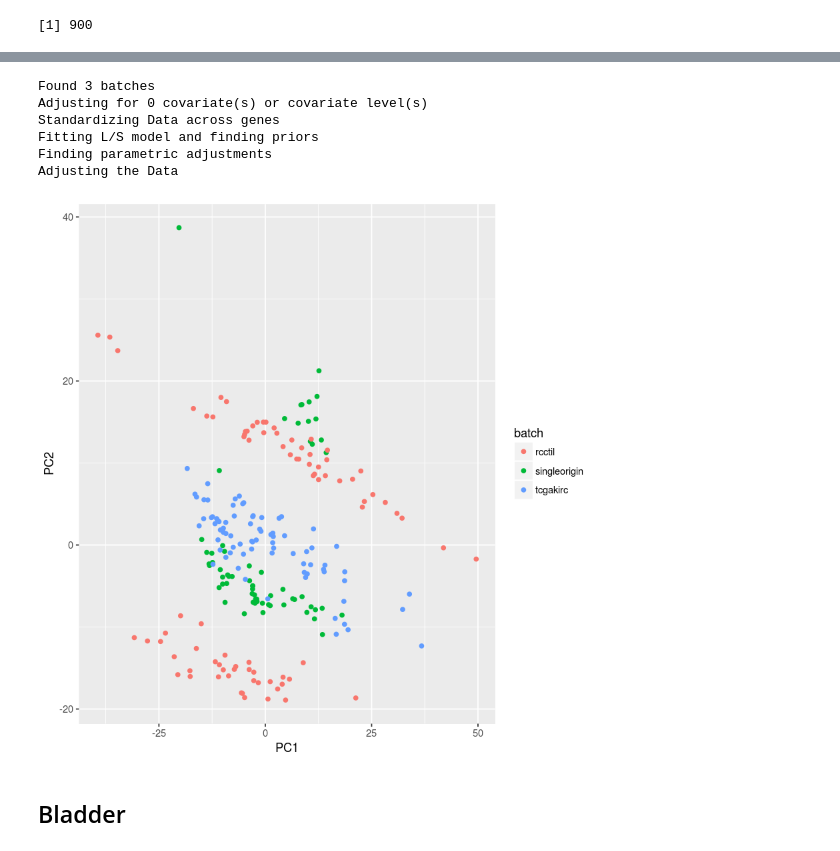
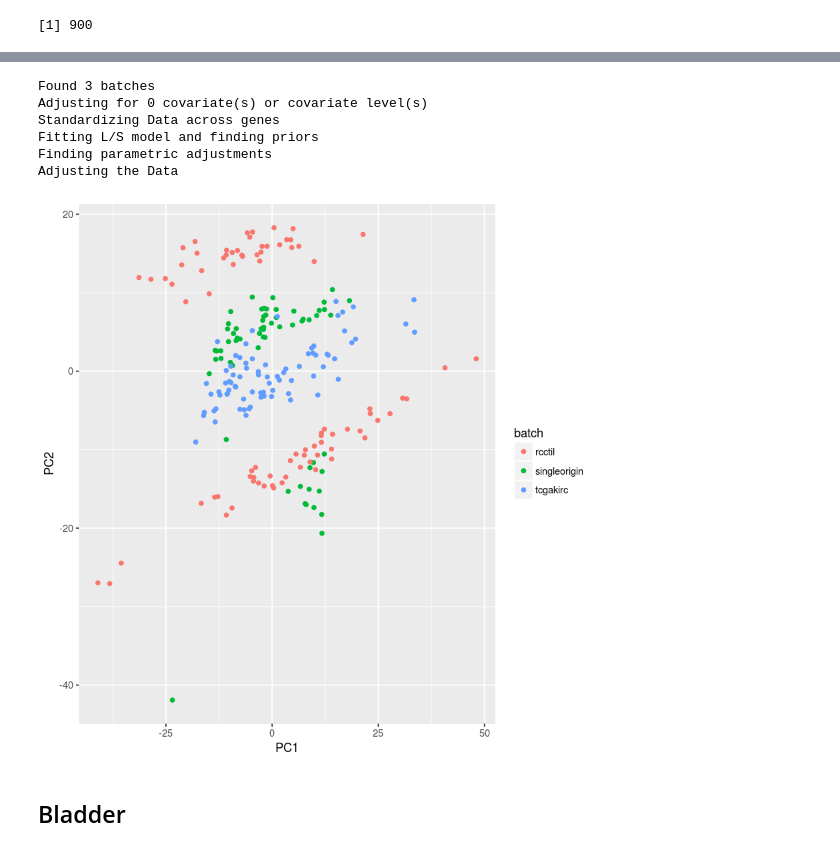
Before and after one commit to hammerlab/infino, a Jupyter notebook: notebooks/1 Experimental data prep using rinfino.ipynb, the cells around one changed output, grey strips where cells are left out. Saved outputs shown, nothing was run; the diff lists cells and outputs as text; code cells hidden in the pictures.

Commit message:
WIP exponentiation after combat

```diff
--- a/notebooks/1 Experimental data prep using rinfino.ipynb
+++ b/notebooks/1 Experimental data prep using rinfino.ipynb
@@ -334,31 +363,36 @@ throwaway = run_pca(rcc_experiment, use_ggplot = T)
-# %%
-# batch correct
-rcc_experiment_corrected <- rcc_experiment %>% run_combat()
-# %% [output]
-Found 3 batches
-Adjusting for 0 covariate(s) or covariate level(s)
-Standardizing Data across genes
-Fitting L/S model and finding priors
-Finding parametric adjustments
-Adjusting the Data
+# %%
+# batch correct (involves log1p first, exp on the way out -- this ensures non-negative counts)
+rcc_experiment_corrected <-
+  rcc_experiment %>%
+  run_combat(trans=log1p) %>%
+  filter_expdata(fun=NULL, trans=exp)
+# %% [output]
+Found 3 batches
+Adjusting for 0 covariate(s) or covariate level(s)
+Standardizing Data across genes
+Fitting L/S model and finding priors
+Finding parametric adjustments
+Adjusting the Data
 # %%
 # PCA again
 # don't use a transform (default is log1p) because combat rescaled the values.
-throwaway = run_pca(rcc_experiment_corrected, trans=NULL, use_ggplot = T)
+#throwaway = run_pca(rcc_experiment_corrected, trans=NULL, use_ggplot = T)
+# this uses default transformation: log1p
+throwaway = run_pca(rcc_experiment_corrected, use_ggplot = T)
 
 
 # write output
 
 write_known_samples(rcc_experiment_corrected,
                     "out/experiment_rcc.training.expression.tsv",
                     "out/experiment_rcc.training.xdata.tsv"
                    )
 
 write_unknown_samples(rcc_experiment_corrected,
                       "out/experiment_rcc.test.expression.tsv"
                      )
 # %% [output]
-[figure, old version]
+[figure, new version]
 # %% [markdown]
 ## Bladder
 # %%
```
Also changed, not shown: parts of 4 cells of this notebook, 8 other files.
